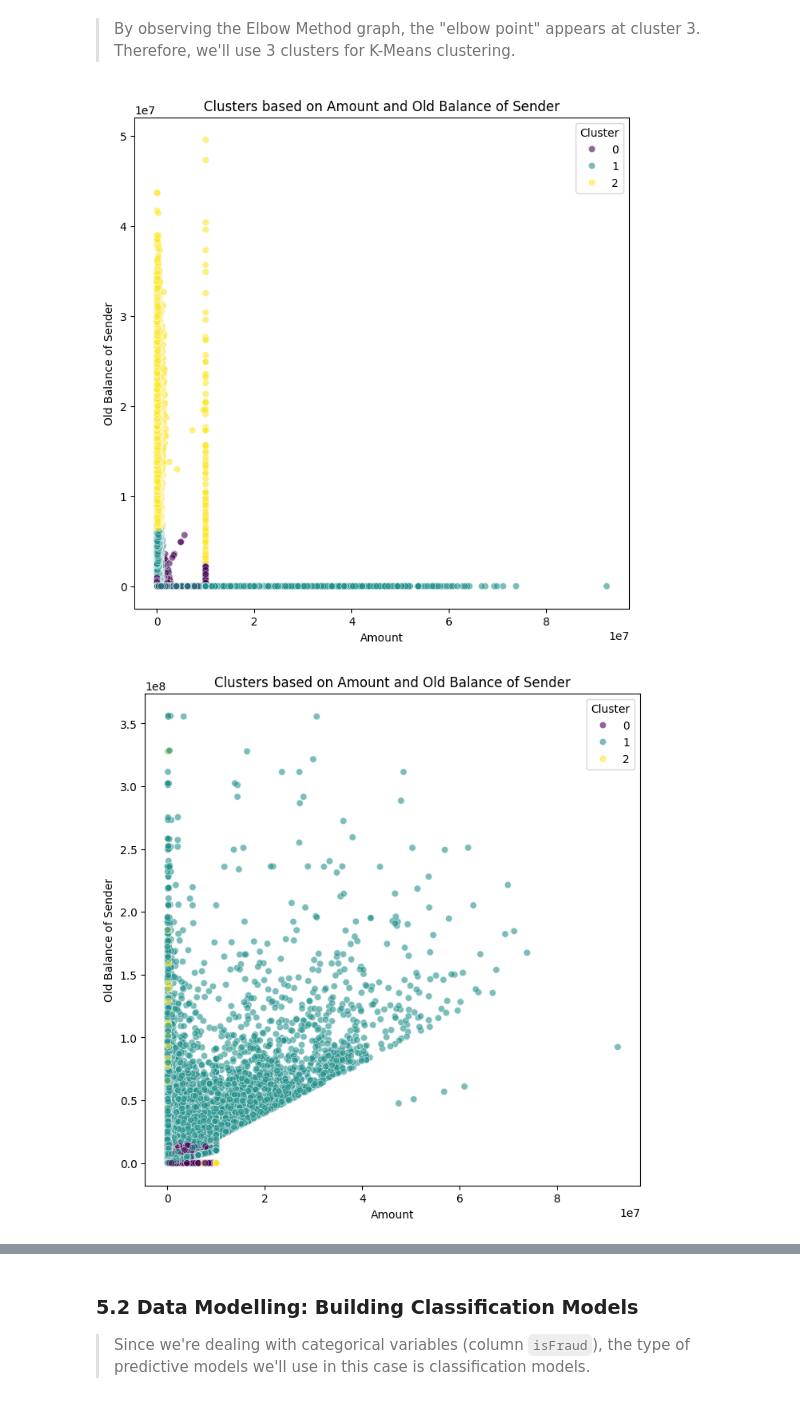
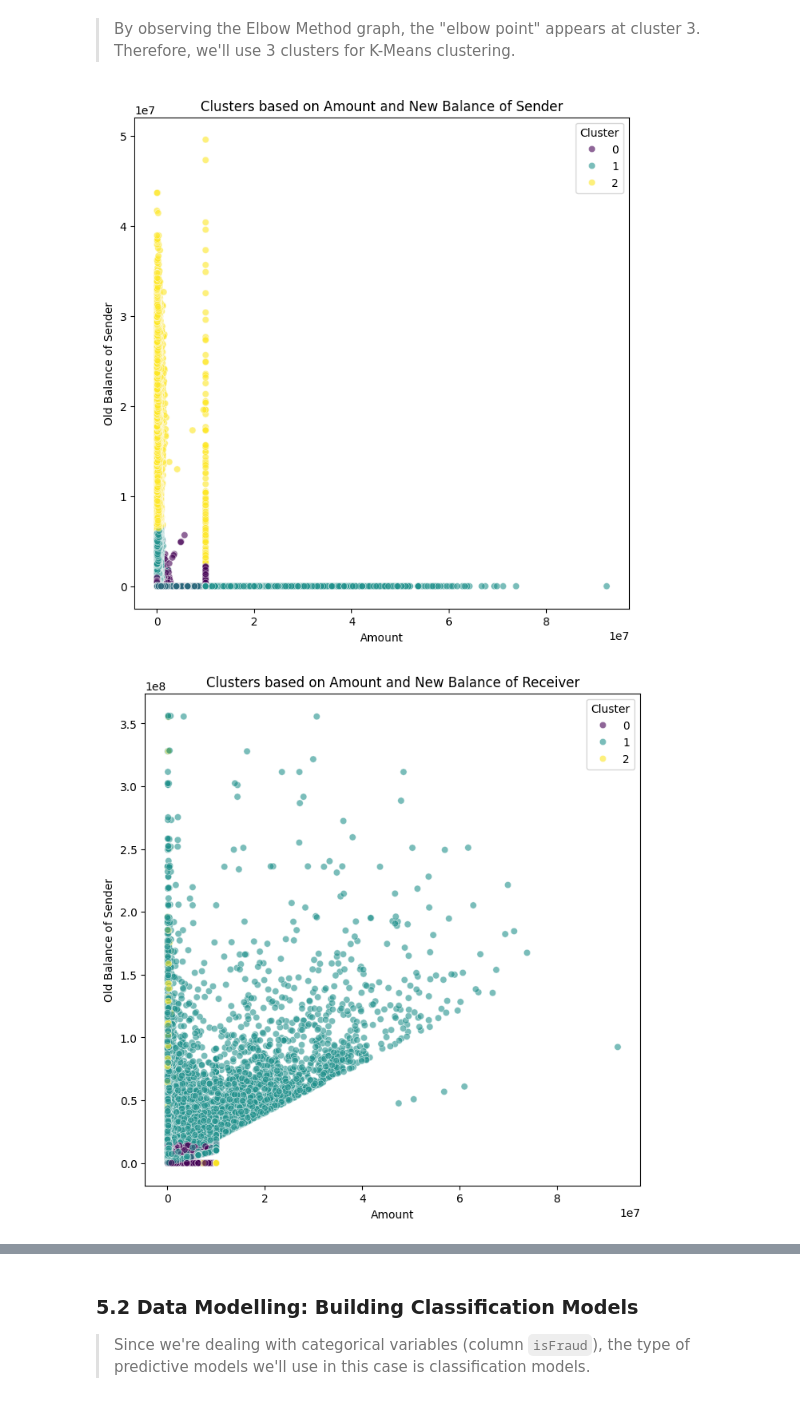
Before and after one commit to V3ness/Data-Science-Fundamentals-Project, a Jupyter notebook: project.ipynb, the cells around one changed output, grey strips where cells are left out. Drawn from its saved outputs; the diff is of its cells as text; code cells hidden in the pictures.

```diff
--- a/project.ipynb
+++ b/project.ipynb
@@ -325,37 +325,37 @@ plt.show()
 # Fit the KMeans model with 3 clusters
 kmeans = KMeans(n_clusters=3, random_state=1)
 
 # Fit the model with the scaled features
 df_mine['cluster'] = kmeans.fit_predict(scaled_features)
 
 # Visualize the clusters on oldBalanceOrig and amount
 plt.figure(figsize=(8, 8))
 sns.scatterplot(data=df_mine, x='amount', y='newBalanceOrig', hue='cluster', palette='viridis', alpha=0.6)
-plt.title('Clusters based on Amount and Old Balance of Sender')
+plt.title('Clusters based on Amount and New Balance of Sender')
 plt.xlabel('Amount')
 plt.ylabel('Old Balance of Sender')
 plt.legend(title='Cluster')
 plt.show()
 
 plt.figure(figsize=(8, 8))
 sns.scatterplot(data=df_mine, x='amount', y='newBalanceDest', hue='cluster', palette='viridis', alpha=0.6)
-plt.title('Clusters based on Amount and Old Balance of Sender')
+plt.title('Clusters based on Amount and New Balance of Receiver')
 plt.xlabel('Amount')
 plt.ylabel('Old Balance of Sender')
 plt.legend(title='Cluster')
 plt.show()
 
 # Another visualization on type_encoded and amount
 plt.figure(figsize=(8, 8))
 sns.scatterplot(data=df_mine, x='type', y='amount', hue='cluster', palette='viridis', alpha=0.6)
 plt.title('Clusters based on Transaction Type and Amount')
 plt.xlabel('Transaction Type')
 plt.ylabel('Amount')
 plt.legend(title='Cluster')
 plt.show()
 # %% [output]
-[figure, old version]
+[figure, new version]
-[figure, old version]
+[figure, new version]
 [figure]
 # %% [markdown]
 ### 5.2 Data Modelling: Building Classification Models
```
